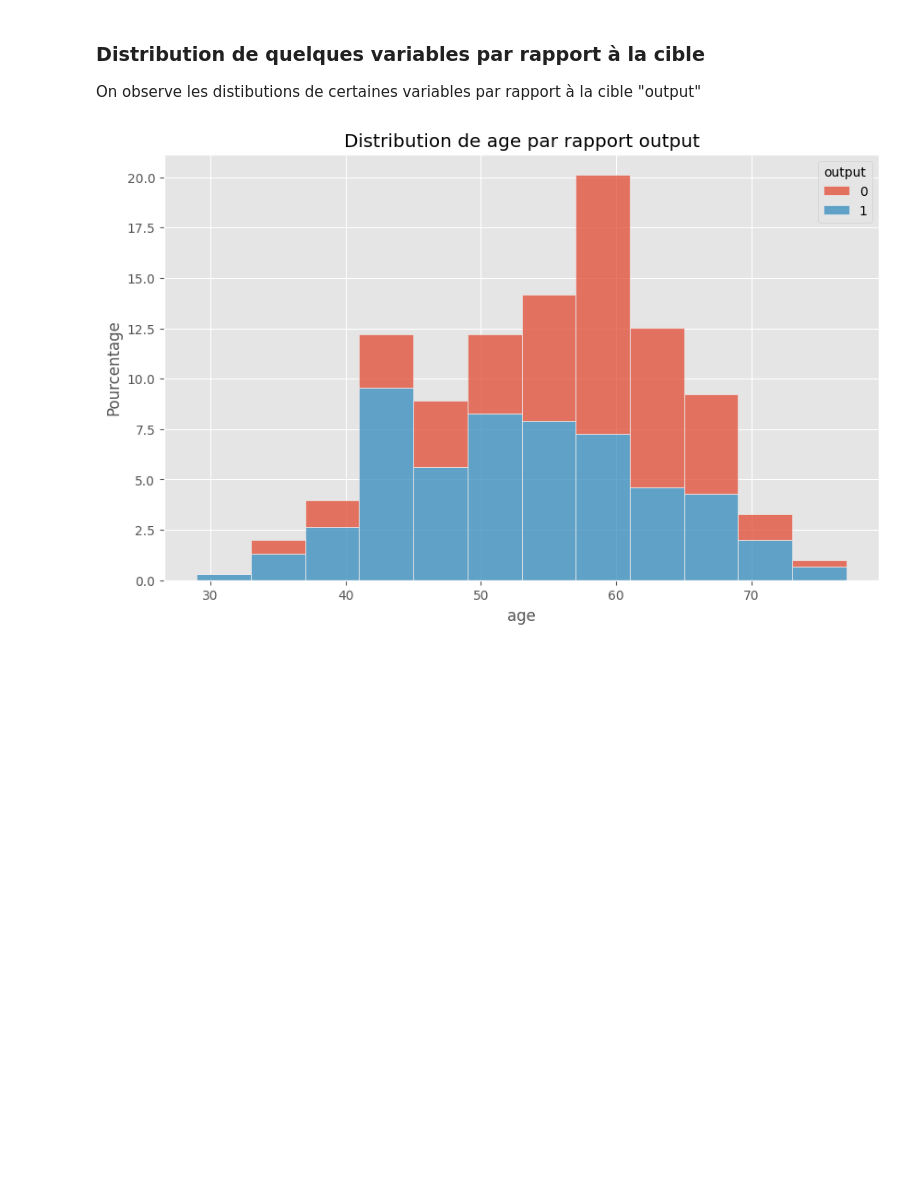
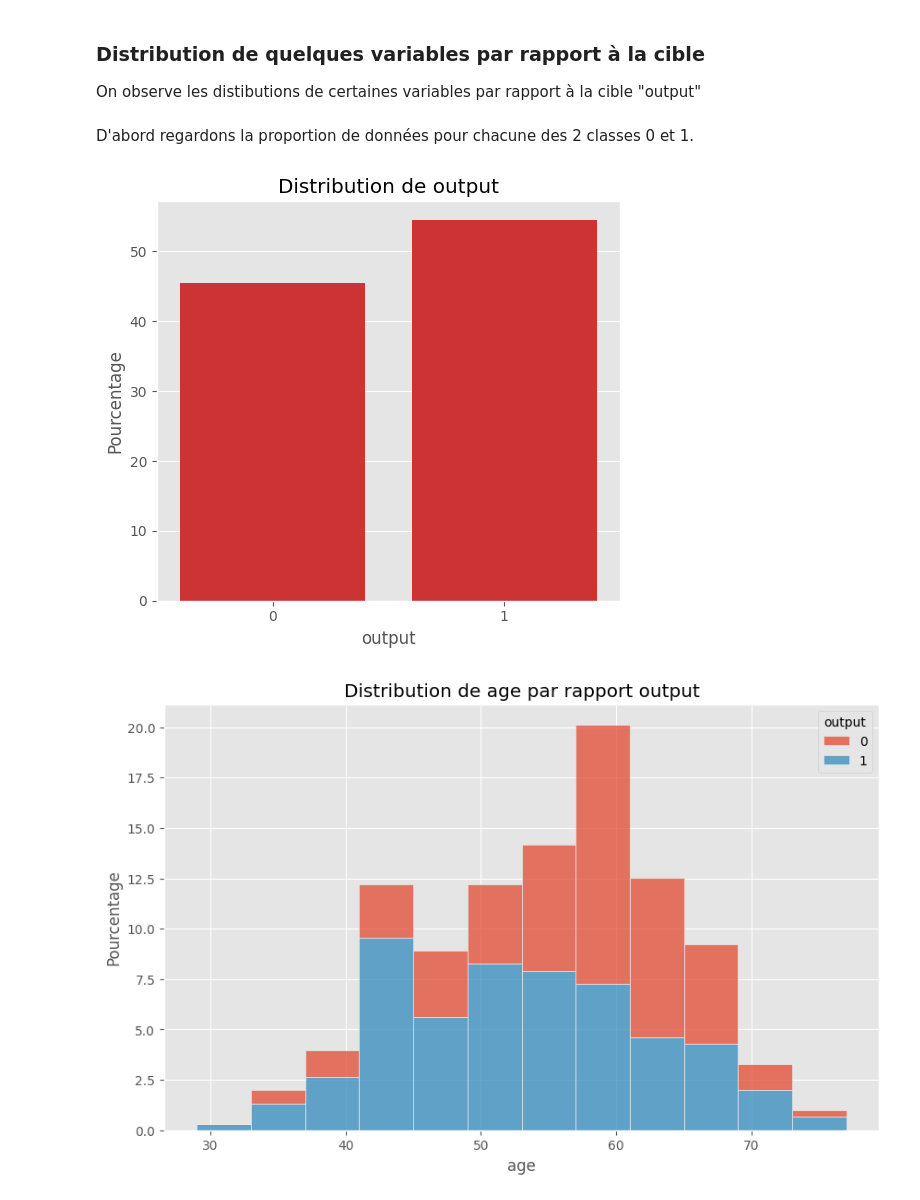
Before and after one commit to mjfriedman/Cardio-Detect, a Jupyter notebook: Projet.ipynb, the cells around one changed output. Saved outputs shown, nothing was run; the diff lists cells and outputs as text; code cells hidden in the pictures; blank space fills up the shorter version.

```diff
--- a/Projet.ipynb
+++ b/Projet.ipynb
@@ -65,7 +61,7 @@ https://www.kaggle.com/datasets/rashikrahmanpritom/heart-attack-analysis-predict
 # %%
 # Importer les données, visualiser le dataframe, expliquer le contenu des variables etc.
 # Voir class DataManager():
-df = pd.read_csv("heart.csv")
+df = pd.read_csv("data/heart.csv")
 df.head()
 # %% [output]
 |  | age | sex | cp | trtbps | chol | fbs | restecg | thalachh | exng | oldpeak | slp | ... |
@@ -200,6 +212,13 @@ Par ailleurs on note que toutes les variables sont au moins faiblement corrélé
 # %% [markdown]
 ### Distribution de quelques variables par rapport à la cible
 On observe les distibutions de certaines variables par rapport à la cible "output"
+# %% [markdown]
+D'abord regardons la proportion de données pour chacune des 2 classes 0 et 1.
+# %%
+# Distribution de la varaible cible
+visualization_instance.plot_distributions(is_numeric=False, variables=[13])
+# %% [output]
+[figure, added]
 # %%
 # Répartition de l'age par rapport au risque de maladie cardiaque (output)
 visualization_instance.plot_distribution_hue(variable="age", hue="output", is_numeric=True)
```
Also changed, not shown: parts of 81 cells of this notebook.
